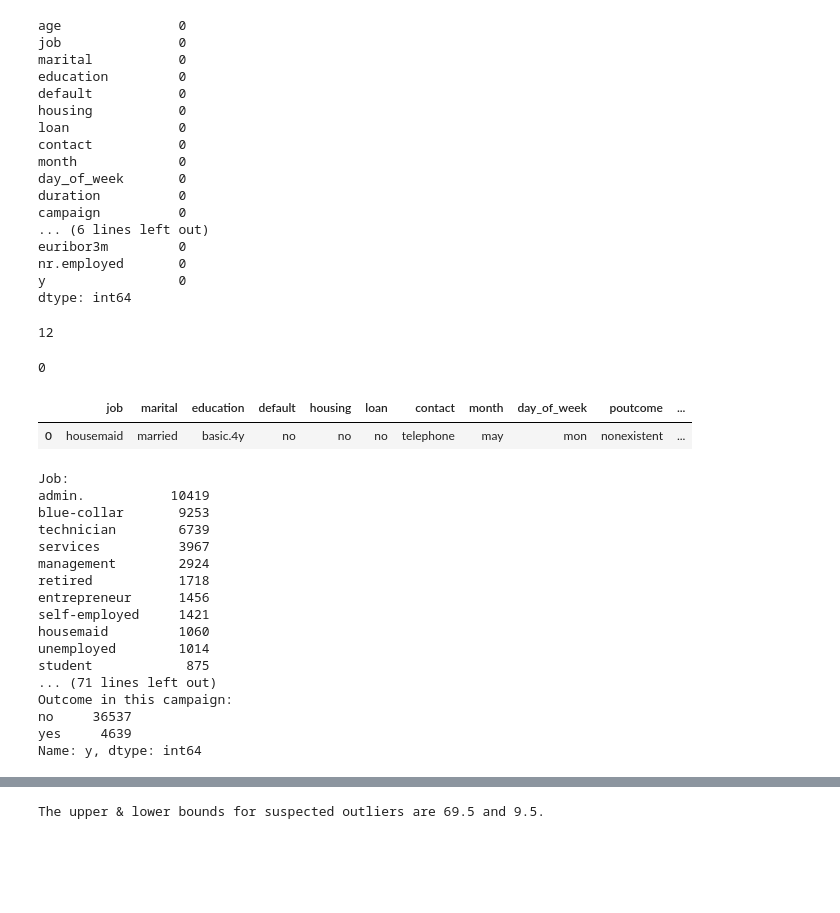
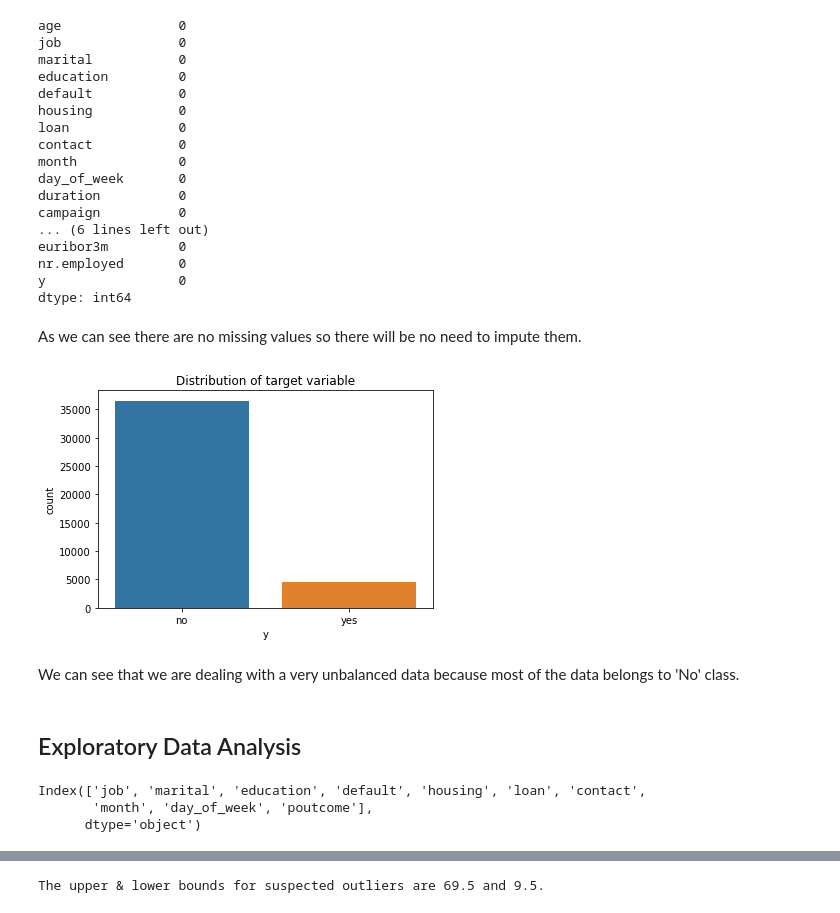
Before and after one commit to oak-hill/Bank-Marketing-Campaign, a Jupyter notebook: notebook.ipynb, the cells around one changed output, grey strips where cells are left out. Cells and saved outputs as stored; diff of their text form; code cells hidden in the pictures; blank space fills up the shorter version.

```diff
--- a/notebook.ipynb
+++ b/notebook.ipynb
@@ -100,7 +96,3 @@ euribor3m         0
 nr.employed       0
 y                 0
 dtype: int64
-# %%
-train.duplicated().sum()
-# %% [output]
-12
@@ -109,4 +99,13 @@ train.drop_duplicates(subset=None, inplace=True)
-# %%
-test.duplicated().sum()
-# %% [output]
-0
+# %% [markdown]
+As we can see there are no missing values so there will be no need to impute them.
+# %%
+#Let's look at the distribution of our target variable to see if this is an unbalanced data.
+sns.countplot(x=data['y'], data=data)
+plt.title('Distribution of target variable')
+plt.show()
+# %% [output]
+[figure, added]
+# %% [markdown]
+We can see that we are dealing with a very unbalanced data because most of the data belongs to 'No' class.
+# %% [markdown]
+## Exploratory Data Analysis
@@ -113,48 +117,11 @@ test.duplicated().sum()
 # %%
-#Let's check which are the features with categories (object type)
-train.select_dtypes(object).head(1)
+#Let's check which are the features with categories (object type) in our training set
+
+str_cols = features.select_dtypes('object').columns
+num_cols = features.select_dtypes(['int', 'float']).columns
-# %% [output]
-|  | job | marital | education | default | housing | loan | contact | month | day_of_week | poutcome | ... |
-| 0 | housemaid | married | basic.4y | no | no | no | telephone | may | mon | nonexistent | ... |
-# %%
-#Let's check the categories in each of those features
-
-print("Job:", train.job.value_counts(),sep = '\n')
-print("-"*50)
-print("Marital status:", train.marital.value_counts(), sep = '\n')
-print("-"*50)
-print("Education:", train.education.value_counts(), sep = '\n')
-print("-"*50)
-print("Default credit:", train.default.value_counts(), sep = '\n')
-print("-"*50)
-print("Housing loan:", train.housing.value_counts(), sep = '\n')
-print("-"*50)
-print("Personal Loan:", train.loan.value_counts(), sep = '\n')
-print("-"*50)
-print("Contact method:", train.contact.value_counts(), sep = '\n')
-print("-"*50)
-print("Month:", train.month.value_counts(), sep = '\n')
-print("-"*50)
-print("Day_of_week:", train.day_of_week.value_counts(), sep = '\n')
-print("-"*50)
-print("Previous outcome:", train.poutcome.value_counts(), sep = '\n')
-print("-"*50)
-print("Outcome in this campaign:", train.y.value_counts(), sep = '\n')
-# %% [output]
-Job:
-admin.           10419
-blue-collar       9253
-technician        6739
-services          3967
-management        2924
-retired           1718
-entrepreneur      1456
-self-employed     1421
-housemaid         1060
-unemployed        1014
-student            875
-... (71 lines left out)
-Outcome in this campaign:
-no     36537
-yes     4639
-Name: y, dtype: int64
+# %%
+str_cols
+# %% [output]
+Index(['job', 'marital', 'education', 'default', 'housing', 'loan', 'contact',
+       'month', 'day_of_week', 'poutcome'],
+      dtype='object')
```
Also changed, not shown: parts of 111 cells of this notebook.
